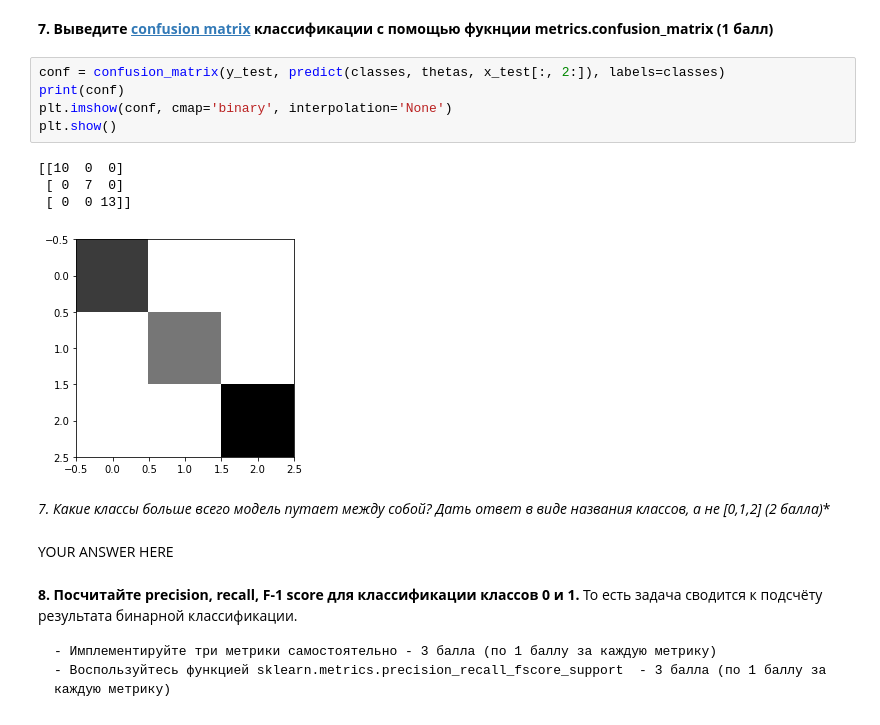
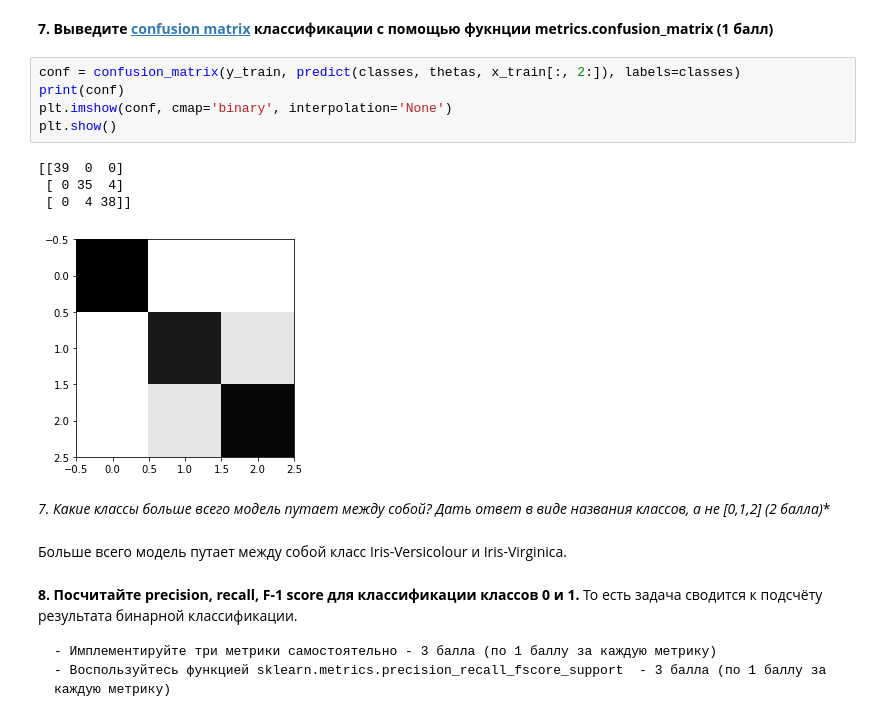
Before and after one commit to Craiglal/ML-Hometasks, a Jupyter notebook: task3/LogReg for multiclass classification.ipynb, the cells around one changed output. Cells and saved outputs as stored; diff of their text form.

```diff
--- a/task3/LogReg for multiclass classification.ipynb
+++ b/task3/LogReg for multiclass classification.ipynb
@@ -233,19 +233,19 @@ print(sklearn_accuracy(classes, thetas, x_test[:, 2:], y_test))
 # %% [markdown]
 **7. Выведите [confusion matrix](https://scikit-learn.org/stable/modules/generated/sklearn.metrics.confusion_matrix.html#sklearn.metrics.confusion_matrix) классификации c помощью фукнции metrics.confusion_matrix (1 балл)**
 # %%
-conf = confusion_matrix(y_test, predict(classes, thetas, x_test[:, 2:]), labels=classes)
+conf = confusion_matrix(y_train, predict(classes, thetas, x_train[:, 2:]), labels=classes)
 print(conf)
 plt.imshow(conf, cmap='binary', interpolation='None')
 plt.show()
 # %% [output]
-[[10  0  0]
- [ 0  7  0]
- [ 0  0 13]]
+[[39  0  0]
+ [ 0 35  4]
+ [ 0  4 38]]
-[figure, old version]
+[figure, new version]
 # %% [markdown]
 **7*. Какие классы больше всего модель путает между собой? Дать ответ в виде названия классов, а не [0,1,2] (2 балла)**
-# %% [markdown]
-YOUR ANSWER HERE
+# %% [markdown]
+Больше всего модель путает между собой класс Iris-Versicolour и Iris-Virginica.
 # %% [markdown]
 **8. Посчитайте precision, recall, F-1 score для классификации классов 0 и 1.**
 То есть задача сводится к подсчёту результата бинарной классификации.
```
Also changed, not shown: parts of 6 cells of this notebook.
